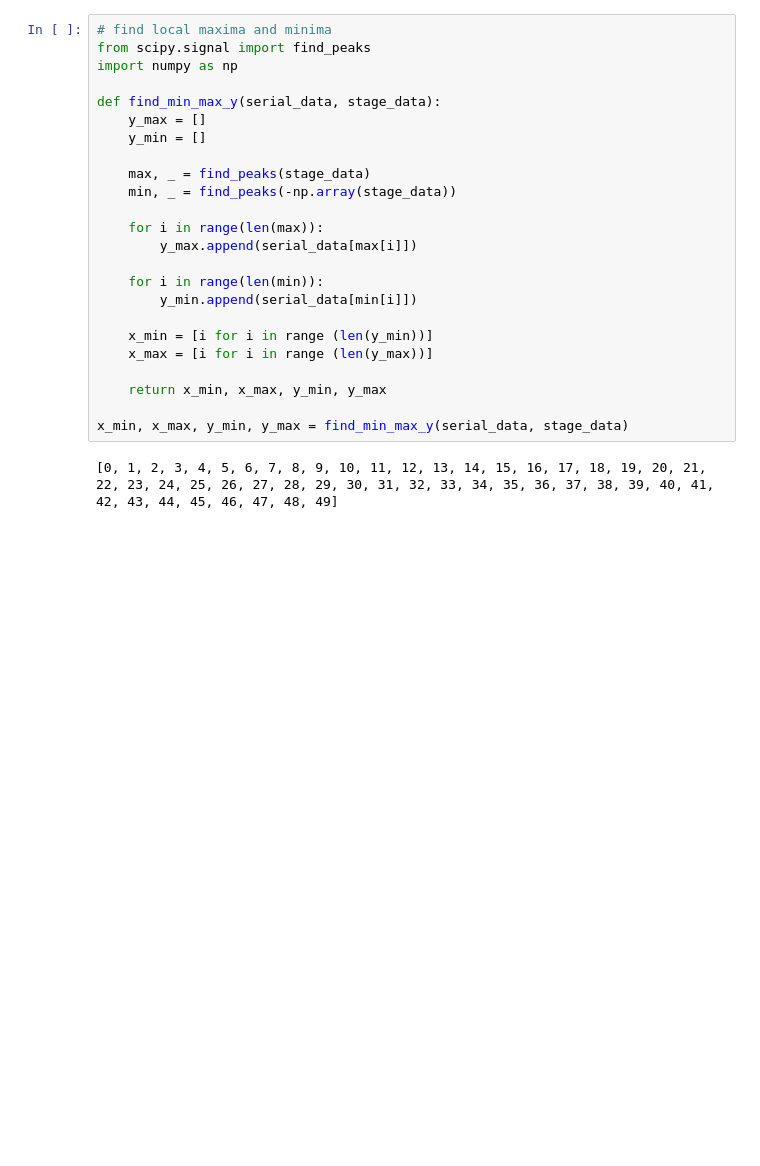
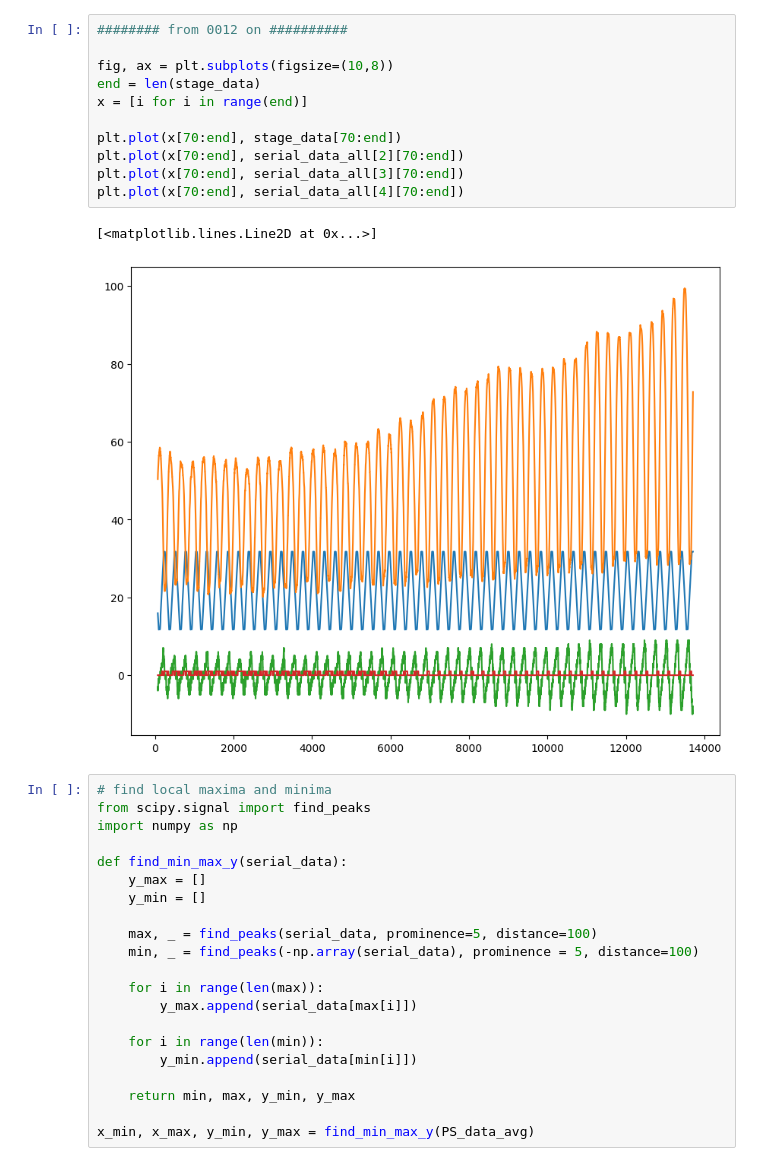
Before and after one commit to annnnna42/Arduino_KDC101_Control_and_Evaluation, a Jupyter notebook: merge/merge_plots.ipynb, the cells around one changed output. Saved outputs shown, nothing was run; the diff lists cells and outputs as text; blank space fills up the shorter version.

```diff
--- a/merge/merge_plots.ipynb
+++ b/merge/merge_plots.ipynb
@@ -44,14 +97,28 @@ print(serial_data)
+# %%
+######## from 0012 on ##########
+
+fig, ax = plt.subplots(figsize=(10,8))
+end = len(stage_data)
+x = [i for i in range(end)]
+
+plt.plot(x[70:end], stage_data[70:end])
+plt.plot(x[70:end], serial_data_all[2][70:end])
+plt.plot(x[70:end], serial_data_all[3][70:end])
+plt.plot(x[70:end], serial_data_all[4][70:end])
+# %% [output]
+[<matplotlib.lines.Line2D at 0x...>]
+[figure, added]
 # %%
 # find local maxima and minima
 from scipy.signal import find_peaks
 import numpy as np
 
-def find_min_max_y(serial_data, stage_data):
+def find_min_max_y(serial_data):
     y_max = []
     y_min = []
 
-    max, _ = find_peaks(stage_data)
-    min, _ = find_peaks(-np.array(stage_data))
+    max, _ = find_peaks(serial_data, prominence=5, distance=100)
+    min, _ = find_peaks(-np.array(serial_data), prominence = 5, distance=100)
 
     for i in range(len(max)):
         y_max.append(serial_data[max[i]])
@@ -59,14 +126,9 @@ def find_min_max_y(serial_data, stage_data):
     for i in range(len(min)):
         y_min.append(serial_data[min[i]])
 
-    x_min = [i for i in range (len(y_min))]
-    x_max = [i for i in range (len(y_max))]
+    return min, max, y_min, y_max
 
-    return x_min, x_max, y_min, y_max
-
-x_min, x_max, y_min, y_max = find_min_max_y(serial_data, stage_data)
+x_min, x_max, y_min, y_max = find_min_max_y(PS_data_avg)
-# %% [output]
-[0, 1, 2, 3, 4, 5, 6, 7, 8, 9, 10, 11, 12, 13, 14, 15, 16, 17, 18, 19, 20, 21, 22, 23, 24, 25, 26, 27, 28, 29, 30, 31, 32, 33, 34, 35, 36, 37, 38, 39, 40, 41, 42, 43, 44, 45, 46, 47, 48, 49]
 # %%
 # Plot with stage and sensor data
 
```
Also changed, not shown: parts of 4 cells of this notebook, 5 other files.
